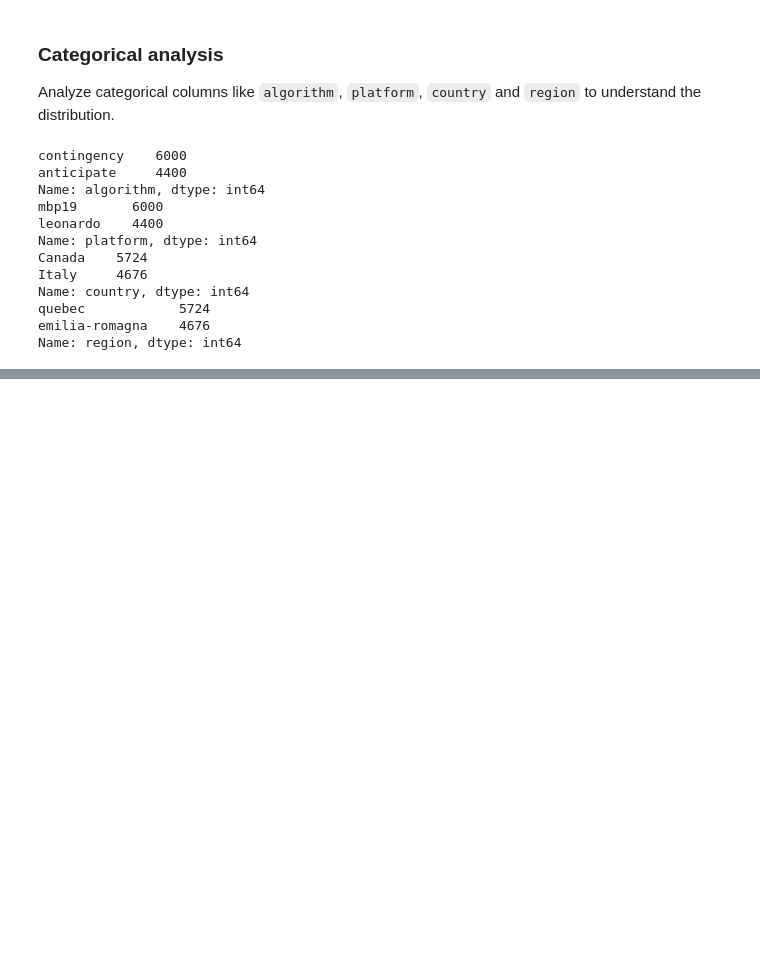
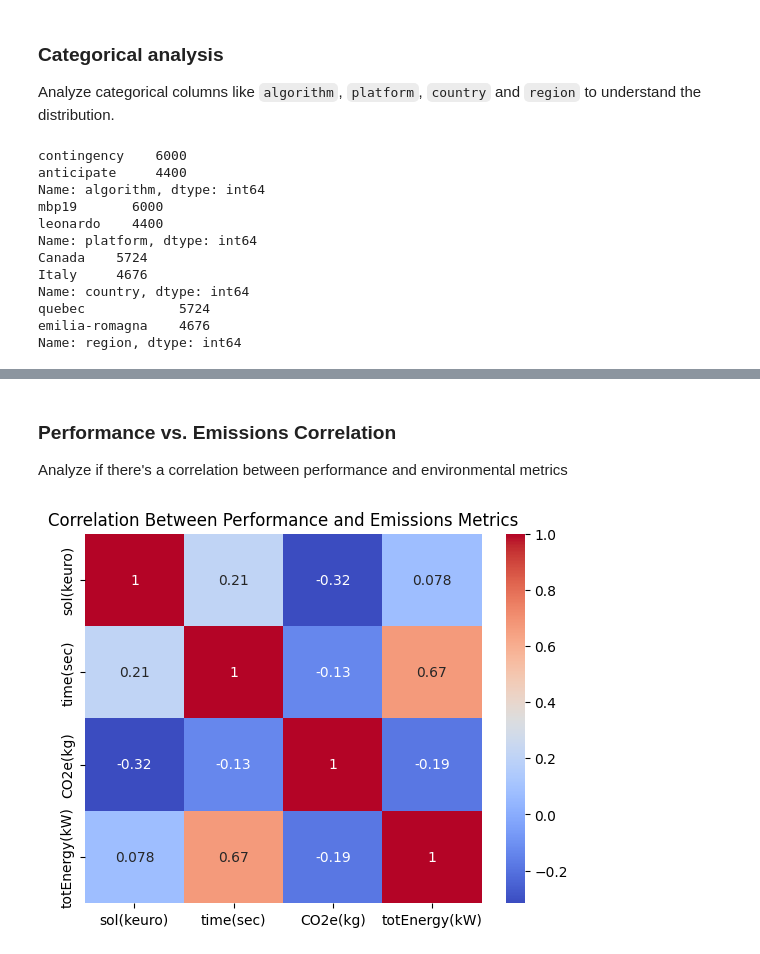
Before and after one commit to enricomors/sustainable-hw-dimensioning, a Jupyter notebook: notebooks/sustainable-hardware-dimensioning.ipynb, the cells around one changed output, grey strips where cells are left out. Saved outputs shown, nothing was run; the diff lists cells and outputs as text; code cells hidden in the pictures; blank space fills up the shorter version.

```diff
--- a/notebooks/sustainable-hardware-dimensioning.ipynb
+++ b/notebooks/sustainable-hardware-dimensioning.ipynb
@@ -241,0 +295,12 @@ Since `sol(keuro)`, `time(sec)`, `memAvg(MB)` and `memPeak(MB)` represent perfor
+# %% [markdown]
+### Performance vs. Emissions Correlation
+
+Analyze if there's a correlation between performance and environmental metrics
+# %%
+# Correlation matrix for numeric columns
+correlation_matrix = data[['sol(keuro)', 'time(sec)', 'CO2e(kg)', 'totEnergy(kW)']].corr()
+sns.heatmap(correlation_matrix, annot=True, cmap='coolwarm')
+plt.title('Correlation Between Performance and Emissions Metrics')
+plt.show()
+# %% [output]
+[figure, added]
```
Also changed, not shown: parts of 11 cells of this notebook, 1 other file.
